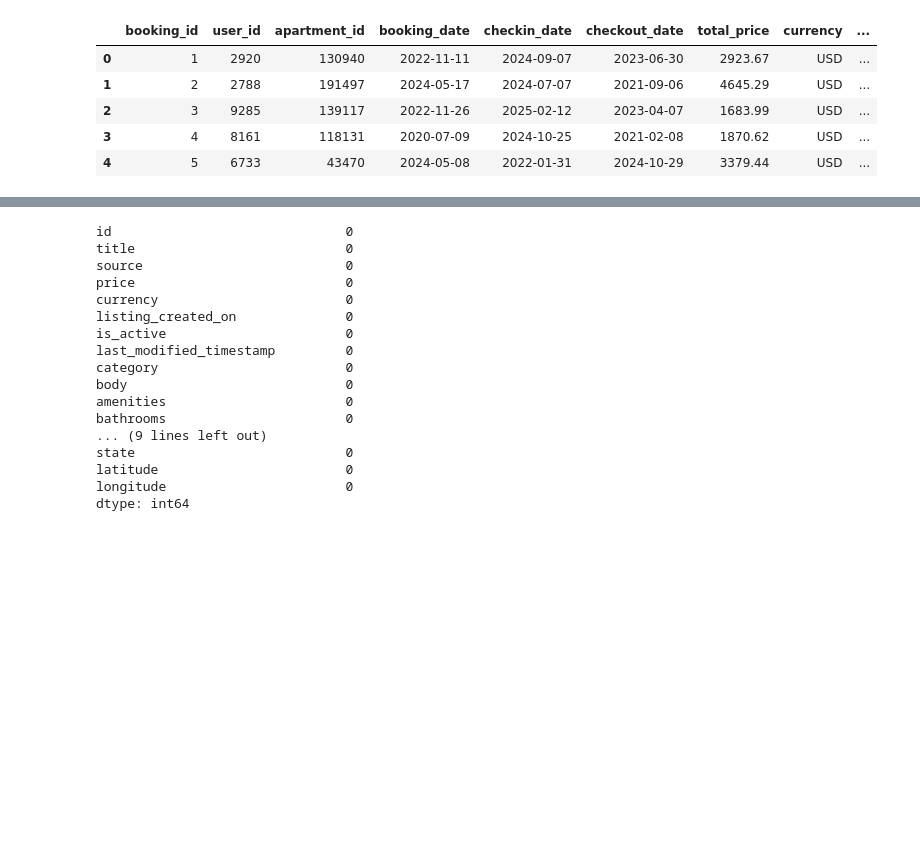
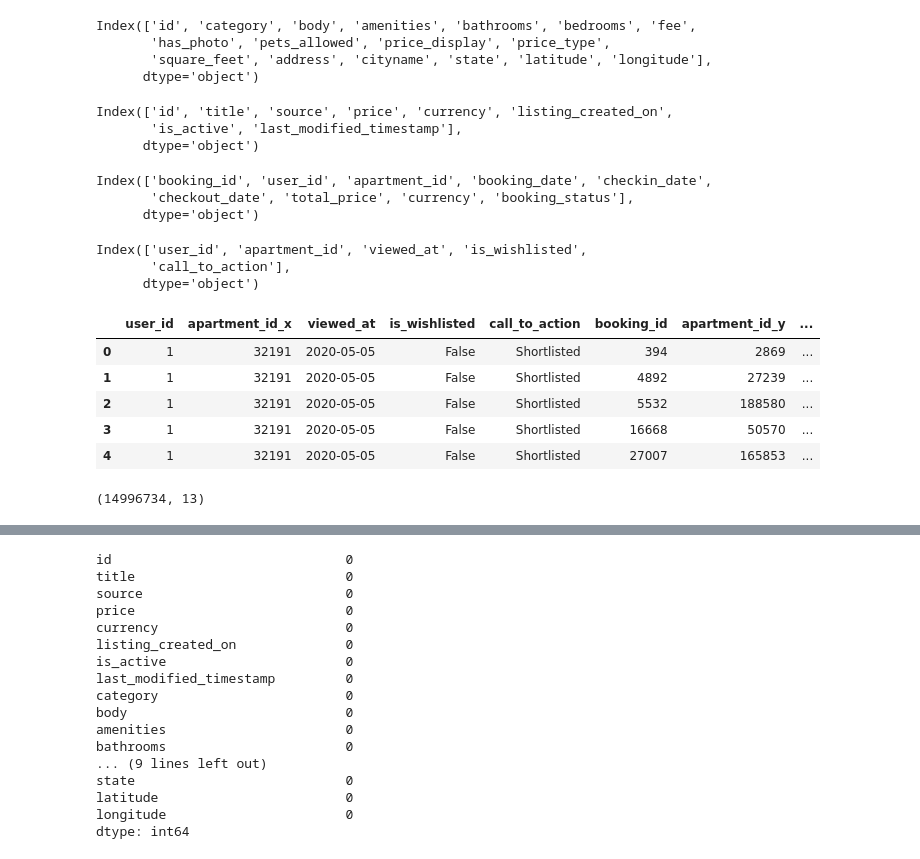
Before and after one commit to Amoako419/Rental_Marketplace, a Jupyter notebook: notebooks/kpis_pandas.ipynb, the cells around one changed output, grey strips where cells are left out. Saved outputs shown, nothing was run; the diff lists cells and outputs as text; code cells hidden in the pictures; blank space fills up the shorter version.

```diff
--- a/notebooks/kpis_pandas.ipynb
+++ b/notebooks/kpis_pandas.ipynb
@@ -29,11 +40,41 @@ app.head()
+# %%
+app_att.columns
+# %% [output]
+Index(['id', 'category', 'body', 'amenities', 'bathrooms', 'bedrooms', 'fee',
+       'has_photo', 'pets_allowed', 'price_display', 'price_type',
+       'square_feet', 'address', 'cityname', 'state', 'latitude', 'longitude'],
+      dtype='object')
+# %%
+app.columns
+# %% [output]
+Index(['id', 'title', 'source', 'price', 'currency', 'listing_created_on',
+       'is_active', 'last_modified_timestamp'],
+      dtype='object')
 # %%
-booking.head()
+booking.columns
 # %% [output]
-|  | booking_id | user_id | apartment_id | booking_date | checkin_date | checkout_date | total_price | currency | ... |
-| 0 | 1 | 2920 | 130940 | 2022-11-11 | 2024-09-07 | 2023-06-30 | 2923.67 | USD | ... |
-| 1 | 2 | 2788 | 191497 | 2024-05-17 | 2024-07-07 | 2021-09-06 | 4645.29 | USD | ... |
-| 2 | 3 | 9285 | 139117 | 2022-11-26 | 2025-02-12 | 2023-04-07 | 1683.99 | USD | ... |
-| 3 | 4 | 8161 | 118131 | 2020-07-09 | 2024-10-25 | 2021-02-08 | 1870.62 | USD | ... |
-| 4 | 5 | 6733 | 43470 | 2024-05-08 | 2022-01-31 | 2024-10-29 | 3379.44 | USD | ... |
+Index(['booking_id', 'user_id', 'apartment_id', 'booking_date', 'checkin_date',
+       'checkout_date', 'total_price', 'currency', 'booking_status'],
+      dtype='object')
+# %%
+user_viewings.columns
+# %% [output]
+Index(['user_id', 'apartment_id', 'viewed_at', 'is_wishlisted',
+       'call_to_action'],
+      dtype='object')
 # %%
 apartments = app.merge(app_att, on='id')
+# %%
+merged_viewings_bookings = pd.merge(user_viewings, booking, on=['user_id'],how='outer')
+merged_viewings_bookings.head()
+# %% [output]
+|  | user_id | apartment_id_x | viewed_at | is_wishlisted | call_to_action | booking_id | apartment_id_y | ... |
+| 0 | 1 | 32191 | 2020-05-05 | False | Shortlisted | 394 | 2869 | ... |
+| 1 | 1 | 32191 | 2020-05-05 | False | Shortlisted | 4892 | 27239 | ... |
+| 2 | 1 | 32191 | 2020-05-05 | False | Shortlisted | 5532 | 188580 | ... |
+| 3 | 1 | 32191 | 2020-05-05 | False | Shortlisted | 16668 | 50570 | ... |
+| 4 | 1 | 32191 | 2020-05-05 | False | Shortlisted | 27007 | 165853 | ... |
+# %%
+merged_viewings_bookings.shape
+# %% [output]
+(14996734, 13)
```
Also changed, not shown: parts of 9 cells of this notebook, 5 other files.
